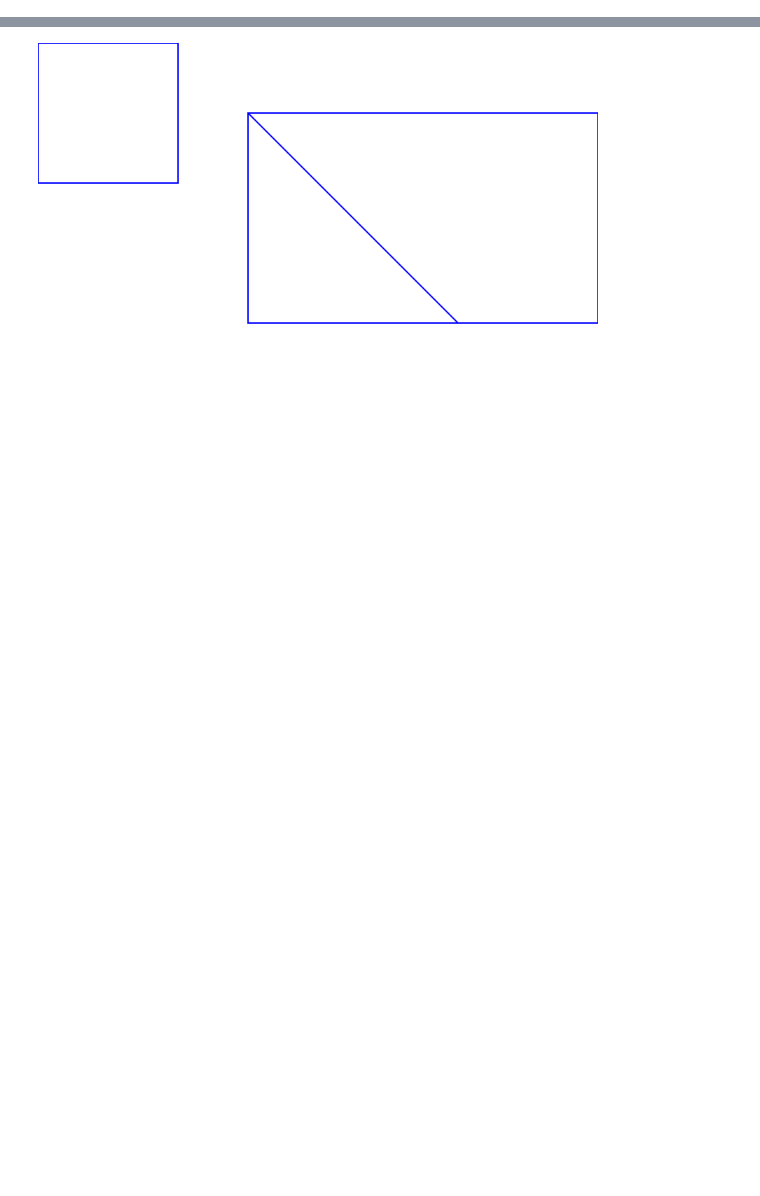
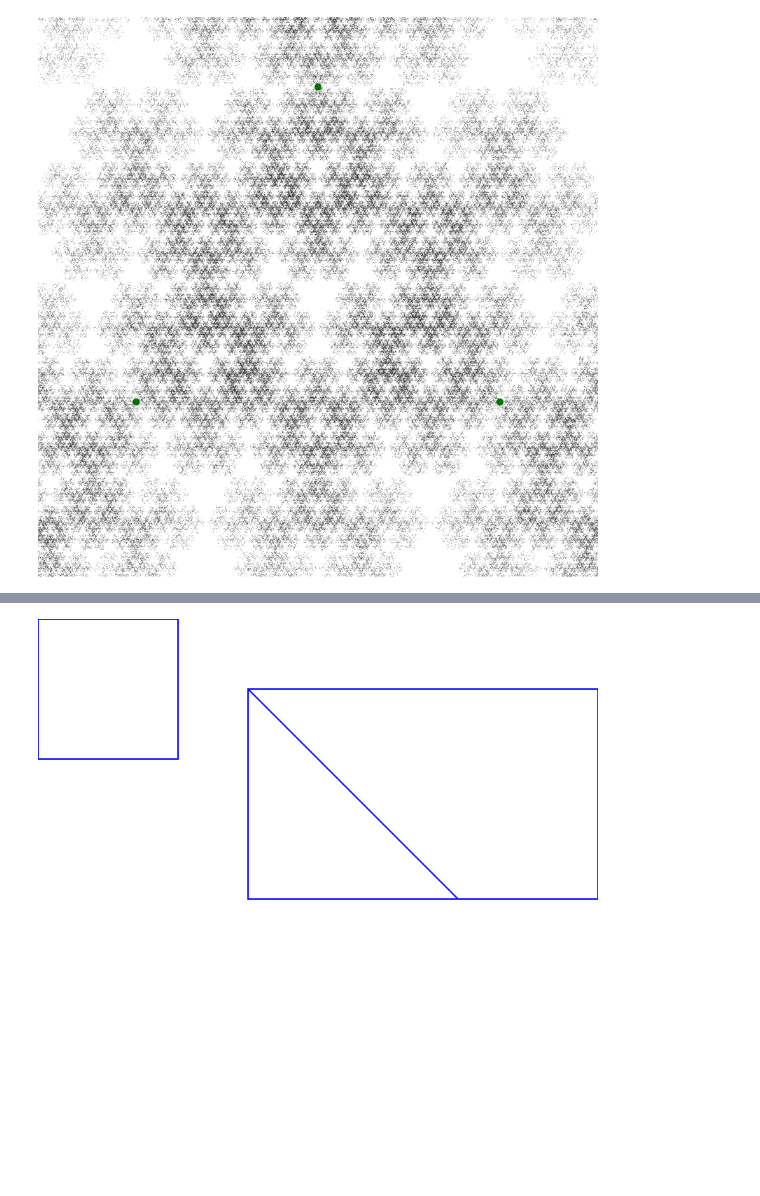
Before and after one commit to dietercastel/LuxorT, a Jupyter notebook: Luxorfun.ipynb, the cells around one changed output, grey strips where cells are left out. Cells and saved outputs as stored; diff of their text form; code cells hidden in the pictures; blank space fills up the shorter version.

```diff
--- a/Luxorfun.ipynb
+++ b/Luxorfun.ipynb
@@ -0,0 +1,67 @@
+# %%
+using Luxor
+using Random
+Drawing()
+origin()
+sethue("green")
+paths = []
+
+function toVec(pt)
+    println(pt.x)
+    println(pt.y)
+    return [pt.x;pt.y]
+end
+
+function toPt(vec)
+    return Point(vec[1],vec[2])
+end
+
+function transformPt(tm,pt)
+    toPt(tm*toVec(pt))
+end
+
+function rotMat(ratio)
+    radians = 2π * ratio
+    return [ cos(radians) -sin(radians); sin(radians) cos(radians)]
+end
+
+bm = hcat([1; 0 ],[0 ; 1])
+tm = hcat([0;-1],[1;0])
+sm = hcat([5;0],[0 ;5])
+
+ratio = 1//3
+fiveRot = rotMat(ratio)
+
+pts =[Point(0,-300)]
+#pts = [Point()]
+#pts = map(x->transformPt(sm,x),pts)
+allpts = []
+#for i in 0:3
+for i in 0:(denominator(ratio)-1)
+    append!(allpts,map(x->transformPt(fiveRot^i,x),pts))
+    #append!(allpts,map(x->transformPt(tm^i,x),pts))
+end
+println(allpts)
+for pt in allpts
+    circle(pt, 5, :fill)
+end
+
+sethue("black")
+start = Point(300,-300)
+current = start
+dotsize= 0.3
+
+constants = [exp(big(1)), pi, (1+sqrt(big(5)))/2,Base.MathConstants.catalan,Base.MathConstants.eulergamma]
+rng = MersenneTwister(0)
+its = 1000000
+for i in 1:its
+    circle(current, dotsize, :fill)
+    #current = midpoint(current,rand(rng, allpts))
+    #current = between(current,rand(rng,allpts),1.6180327868852)
+    current = between(current,rand(rng,allpts),constants[3])
+end
+
+finish()
+preview()
+# %% [output]
+[figure, added]
```
Also changed, not shown: parts of 1 cell of this notebook.
